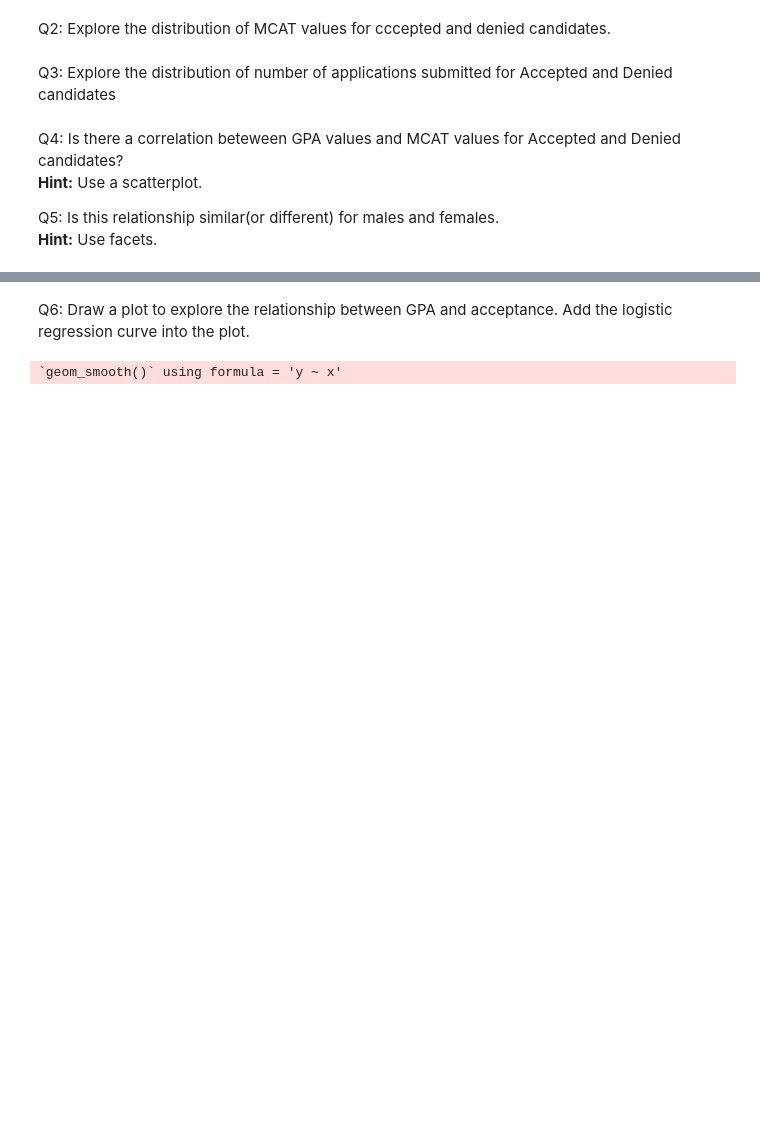
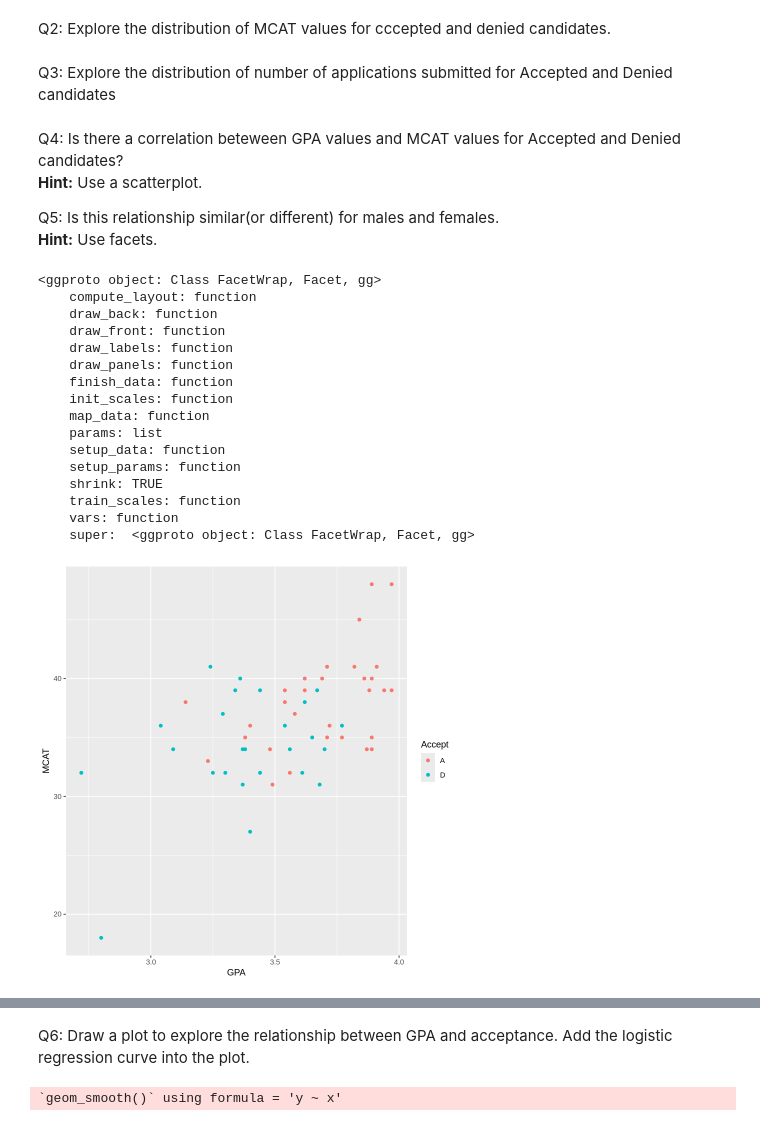
Before and after one commit to hibbyscus/Logistic_Regression, a Jupyter notebook: Logistic_Regression_Part2.ipynb, the cells around one changed output, grey strips where cells are left out. Cells and saved outputs as stored; diff of their text form; code cells hidden in the pictures; blank space fills up the shorter version.

```diff
--- a/Logistic_Regression_Part2.ipynb
+++ b/Logistic_Regression_Part2.ipynb
@@ -64,3 +64,27 @@ Q4: Is there a correlation beteween GPA values and MCAT values for Accepted and
 
 Q5: Is this relationship similar(or different) for males and females.
 **Hint:** Use facets.
+# %%
+mydata %>%
+  ggplot() +
+  aes(x = GPA, y = MCAT, col = Accept) +
+  geom_point()
+facet_wrap( ~ Sex)
+# %% [output]
+<ggproto object: Class FacetWrap, Facet, gg>
+    compute_layout: function
+    draw_back: function
+    draw_front: function
+    draw_labels: function
+    draw_panels: function
+    finish_data: function
+    init_scales: function
+    map_data: function
+    params: list
+    setup_data: function
+    setup_params: function
+    shrink: TRUE
+    train_scales: function
+    vars: function
+    super:  <ggproto object: Class FacetWrap, Facet, gg>
+[figure, added]
```
Also changed, not shown: parts of 4 cells of this notebook.
